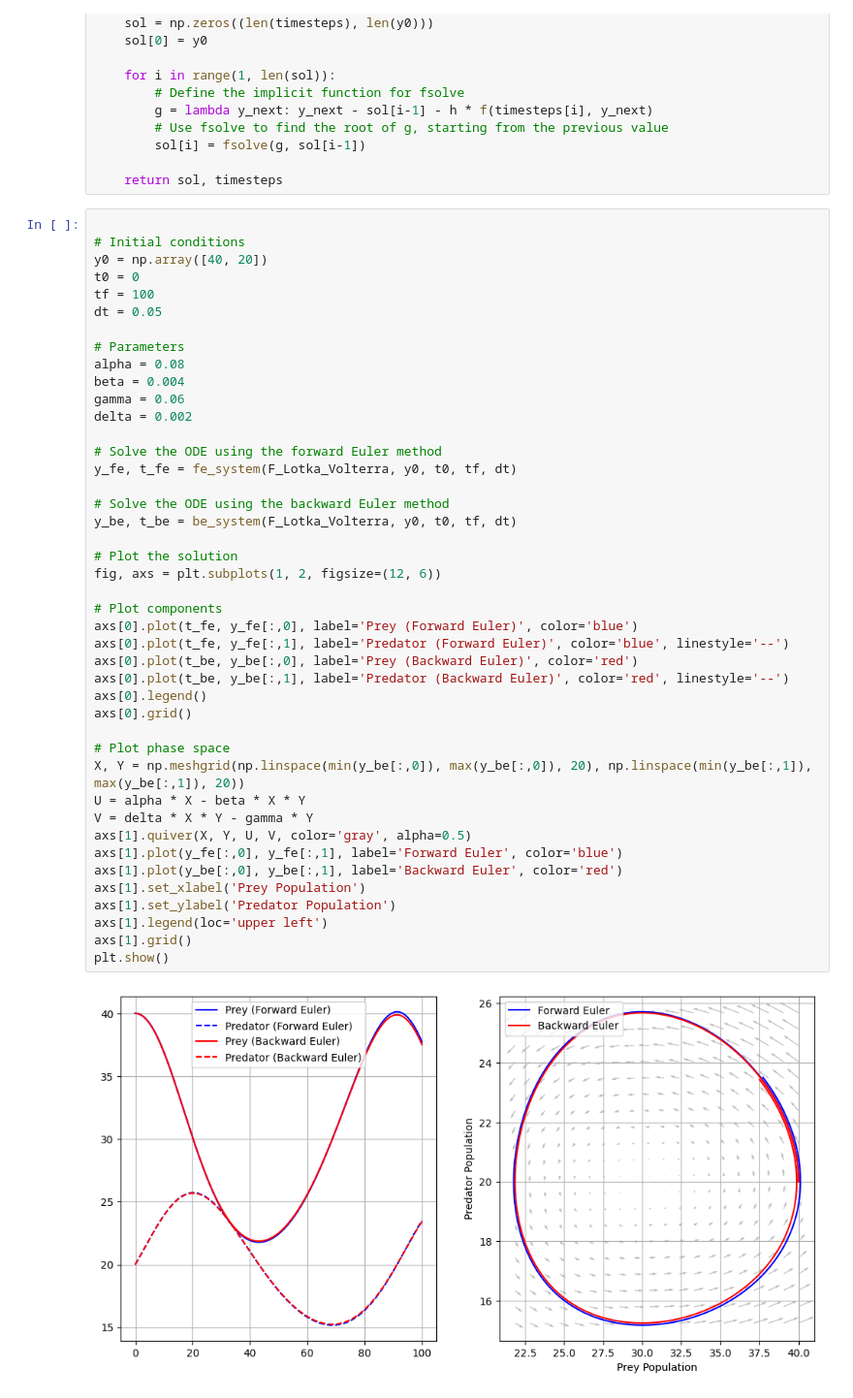
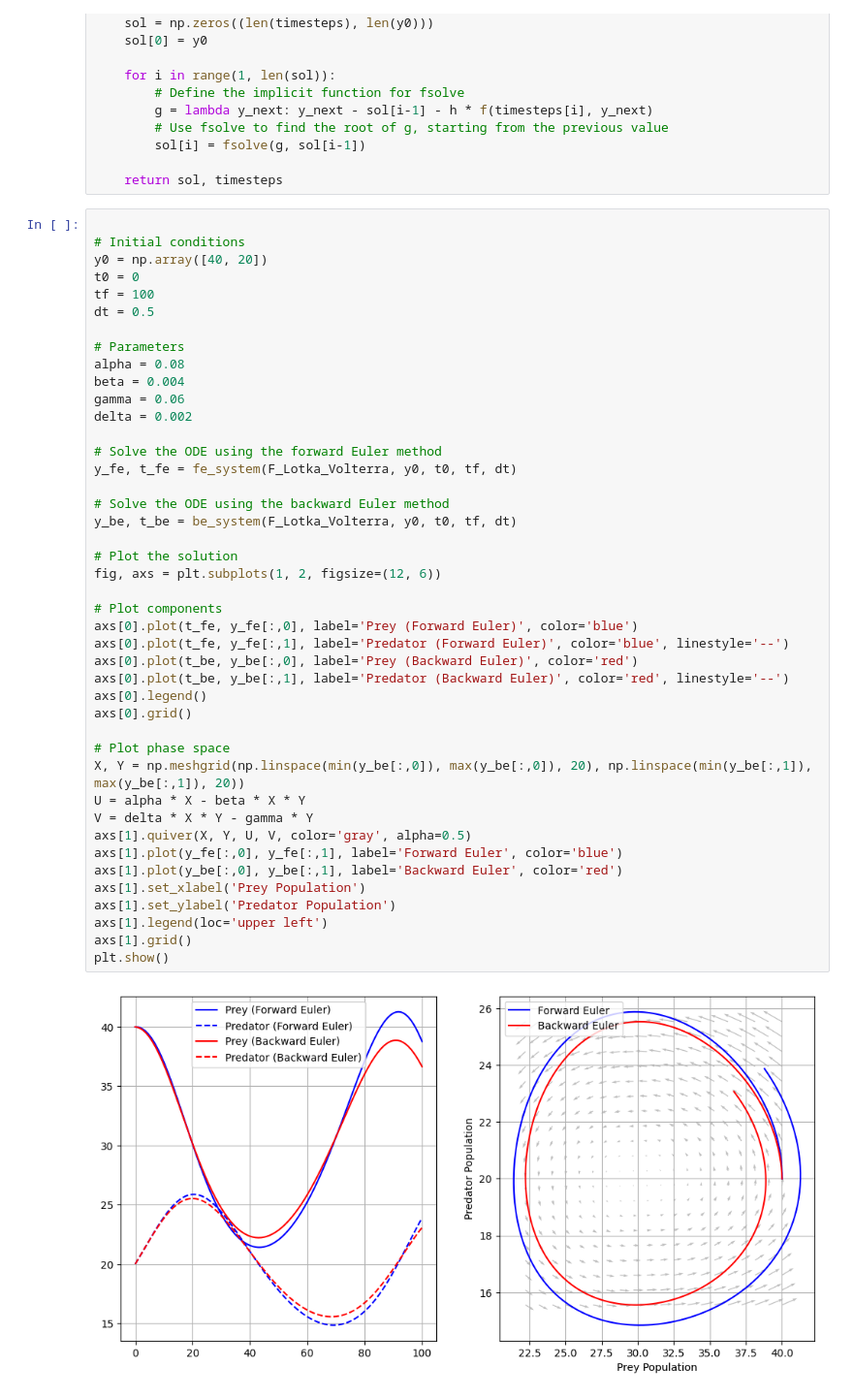
Before and after one commit to arielsboiardi/numerical_analysis_2024-2025, a Jupyter notebook: material/AB-Lab_ODEs.ipynb, the cells around one changed output. Shown: that part at 97% size. Cells and saved outputs as stored; diff of their text form.

```diff
--- a/material/AB-Lab_ODEs.ipynb
+++ b/material/AB-Lab_ODEs.ipynb
@@ -304,7 +304,7 @@ def be_system(f, y0, t0, tf, h):
 y0 = np.array([40, 20])
 t0 = 0
 tf = 100
-dt = 0.05
+dt = 0.5
 
 # Parameters
 alpha = 0.08
@@ -315,31 +315,31 @@ delta = 0.002
 # Solve the ODE using the forward Euler method
 y_fe, t_fe = fe_system(F_Lotka_Volterra, y0, t0, tf, dt)
 
 # Solve the ODE using the backward Euler method
 y_be, t_be = be_system(F_Lotka_Volterra, y0, t0, tf, dt)
 
 # Plot the solution
 fig, axs = plt.subplots(1, 2, figsize=(12, 6))
 
 # Plot components
 axs[0].plot(t_fe, y_fe[:,0], label='Prey (Forward Euler)', color='blue')
 axs[0].plot(t_fe, y_fe[:,1], label='Predator (Forward Euler)', color='blue', linestyle='--')
 axs[0].plot(t_be, y_be[:,0], label='Prey (Backward Euler)', color='red')
 axs[0].plot(t_be, y_be[:,1], label='Predator (Backward Euler)', color='red', linestyle='--')
 axs[0].legend()
 axs[0].grid()
 
 # Plot phase space
 X, Y = np.meshgrid(np.linspace(min(y_be[:,0]), max(y_be[:,0]), 20), np.linspace(min(y_be[:,1]), max(y_be[:,1]), 20))
 U = alpha * X - beta * X * Y
 V = delta * X * Y - gamma * Y
 axs[1].quiver(X, Y, U, V, color='gray', alpha=0.5)
 axs[1].plot(y_fe[:,0], y_fe[:,1], label='Forward Euler', color='blue')
 axs[1].plot(y_be[:,0], y_be[:,1], label='Backward Euler', color='red')
 axs[1].set_xlabel('Prey Population')
 axs[1].set_ylabel('Predator Population')
 axs[1].legend(loc='upper left')
 axs[1].grid()
 plt.show()
 # %% [output]
-[figure, old version]
+[figure, new version]
```
